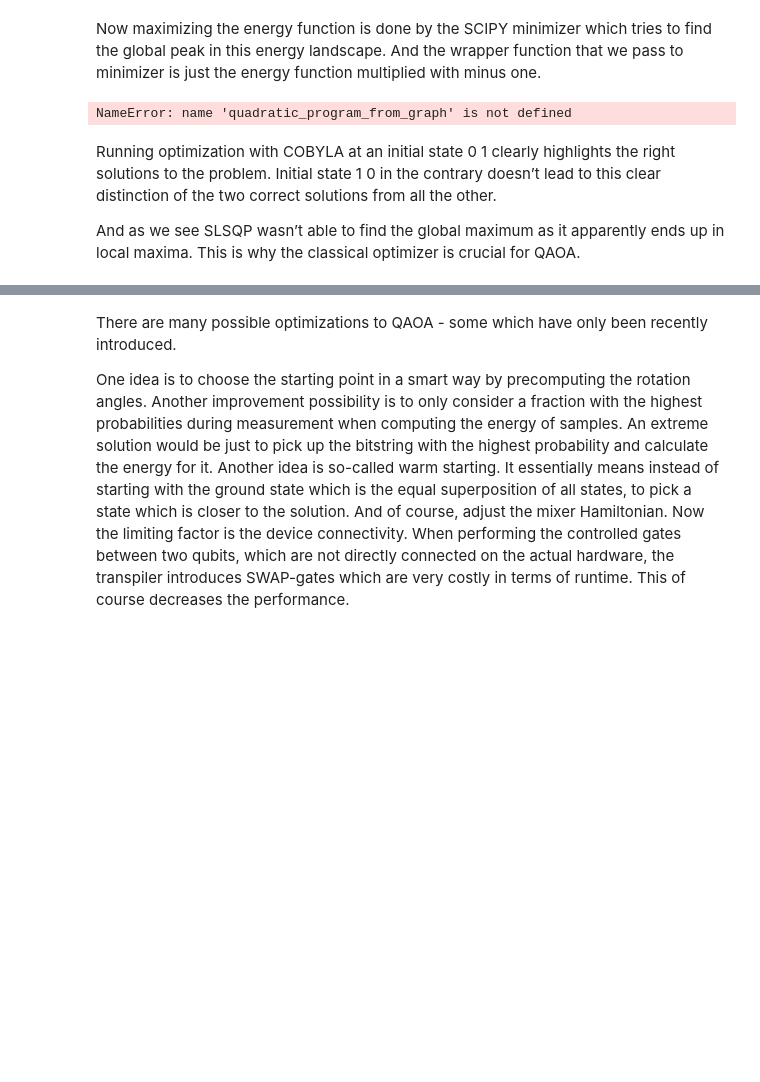
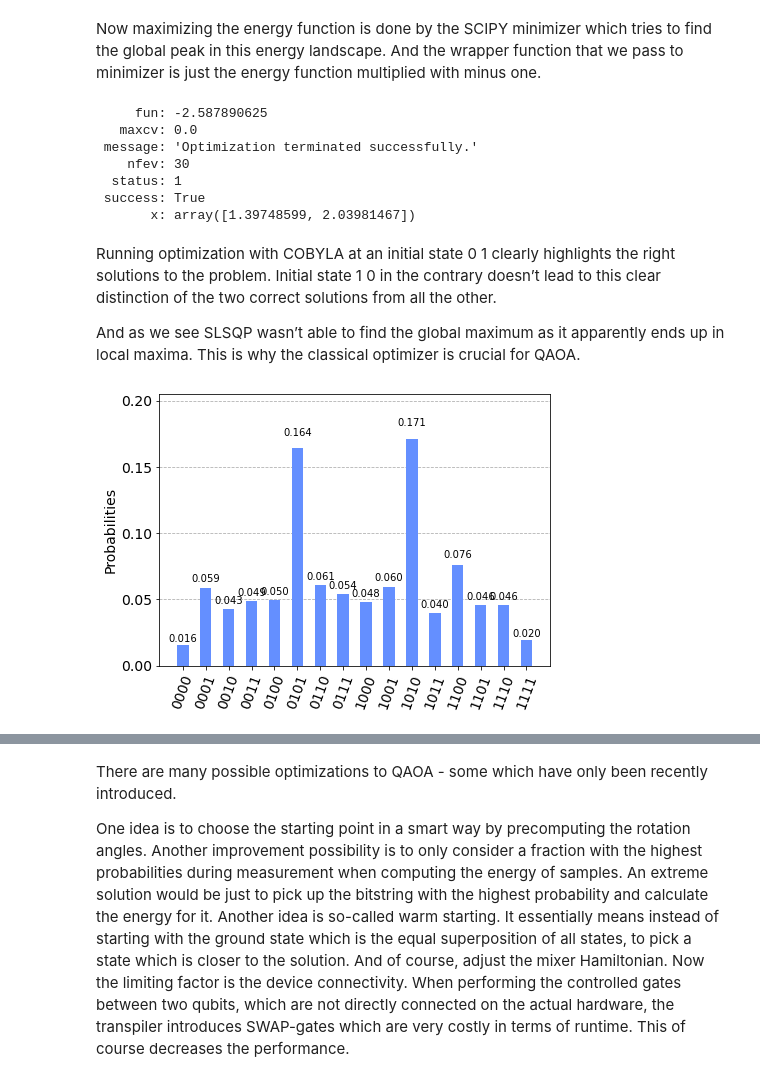
Before and after one commit to nicolasthill/Qiskit-Hackathon-at-World-of-QUANTUM, a Jupyter notebook: QAOA 101/QAOA_Lecture.ipynb, the cells around one changed output, grey strips where cells are left out. Saved outputs shown, nothing was run; the diff lists cells and outputs as text; code cells hidden in the pictures; blank space fills up the shorter version.

```diff
--- a/QAOA 101/QAOA_Lecture.ipynb
+++ b/QAOA 101/QAOA_Lecture.ipynb
@@ -274,6 +274,8 @@ Image(url= "Images/5nodes.png")
 # %% [markdown]
 Now maximizing the energy function is done by the SCIPY minimizer which tries to find the global peak in this energy landscape. And the wrapper function that we pass to minimizer is just the energy function multiplied with minus one.
 # %%
+from warnings import simplefilter
+simplefilter(action='ignore', category=DeprecationWarning)
 # define our quadratic problem
 qubo = quadratic_program_from_graph(graph)
 
@@ -281,17 +283,33 @@ def wrapper(x):
     return -1*get_expectation(qubo, [x[0]], [x[1]], p=1)
 
 # perform the optimization using SCIPY
-# from scipy.optimize import minimize
-# res = minimize(wrapper, x0=[0.0, 1.0], method='COBYLA')
-# res
+from scipy.optimize import minimize
+res = minimize(wrapper, x0=[0.0, 1.0], method='COBYLA')
+res
 
 # plot_histogram
 # %% [output]
-NameError: name 'quadratic_program_from_graph' is not defined
+     fun: -2.587890625
+   maxcv: 0.0
+ message: 'Optimization terminated successfully.'
+    nfev: 30
+  status: 1
+ success: True
+       x: array([1.39748599, 2.03981467])
 # %% [markdown]
 Running optimization with COBYLA at an initial state 0 1 clearly highlights the right solutions to the problem. Initial state 1 0 in the contrary doesn’t lead to this clear distinction of the two correct solutions from all the other.
 
 And as we see SLSQP wasn’t able to find the global maximum as it apparently ends up in local maxima. This is why the classical optimizer is crucial for QAOA.
+# %%
+qc = qaoa_circuit(qubo, [res.x[0]], [res.x[1]])
+
+backend = Aer.get_backend('qasm_simulator') # generate the backend simulator
+backend.shots = 1024                       # fix the number of shots (runs) of the simulator
+
+counts = execute(qc, backend=backend).result().get_counts(qc) # excecute the simulation of the qaoa algorithm
+plot_histogram(counts)
+# %% [output]
+[figure, added]
 # %%
 Image(url="Images/optimizers.jpg")
 # %% [output]
```
Also changed, not shown: parts of 1 cell of this notebook.
